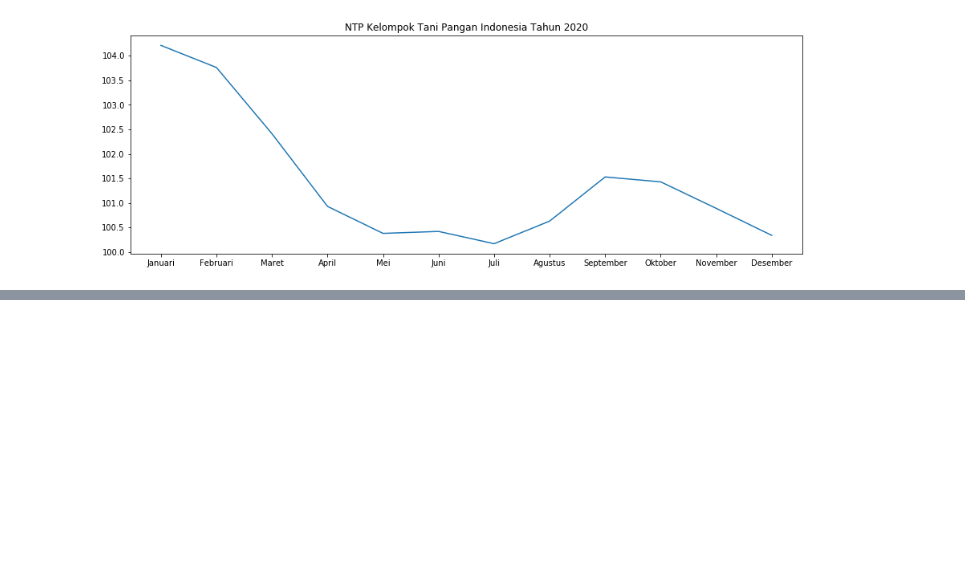
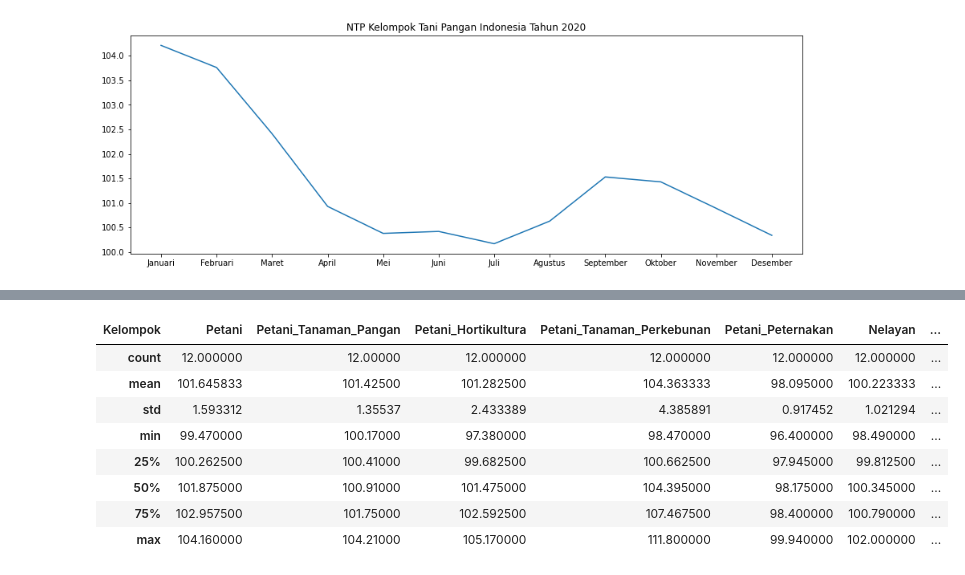
Before and after one commit to IanNarsa/iannarsa.github.io, a Jupyter notebook: pertanian/NTP.ipynb, the cells around one changed output, grey strips where cells are left out. Saved outputs shown, nothing was run; the diff lists cells and outputs as text; code cells hidden in the pictures; blank space fills up the shorter version.

```diff
--- a/pertanian/NTP.ipynb
+++ b/pertanian/NTP.ipynb
@@ -191,3 +203,15 @@ plt.legend()
+# %%
+tamp.describe()
+# %% [output]
+| Kelompok | Petani | Petani_Tanaman_Pangan | Petani_Hortikultura | Petani_Tanaman_Perkebunan | Petani_Peternakan | Nelayan | ... |
+| count | 12.000000 | 12.00000 | 12.000000 | 12.000000 | 12.000000 | 12.000000 | ... |
+| mean | 101.645833 | 101.42500 | 101.282500 | 104.363333 | 98.095000 | 100.223333 | ... |
+| std | 1.593312 | 1.35537 | 2.433389 | 4.385891 | 0.917452 | 1.021294 | ... |
+| min | 99.470000 | 100.17000 | 97.380000 | 98.470000 | 96.400000 | 98.490000 | ... |
+| 25% | 100.262500 | 100.41000 | 99.682500 | 100.662500 | 97.945000 | 99.812500 | ... |
+| 50% | 101.875000 | 100.91000 | 101.475000 | 104.395000 | 98.175000 | 100.345000 | ... |
+| 75% | 102.957500 | 101.75000 | 102.592500 | 107.467500 | 98.400000 | 100.790000 | ... |
+| max | 104.160000 | 104.21000 | 105.170000 | 111.800000 | 99.940000 | 102.000000 | ... |
 # %%
 # Grafik Usaha Jenis Peternakan
 
```
Also changed, not shown: parts of 16 cells of this notebook, 14 other files.
